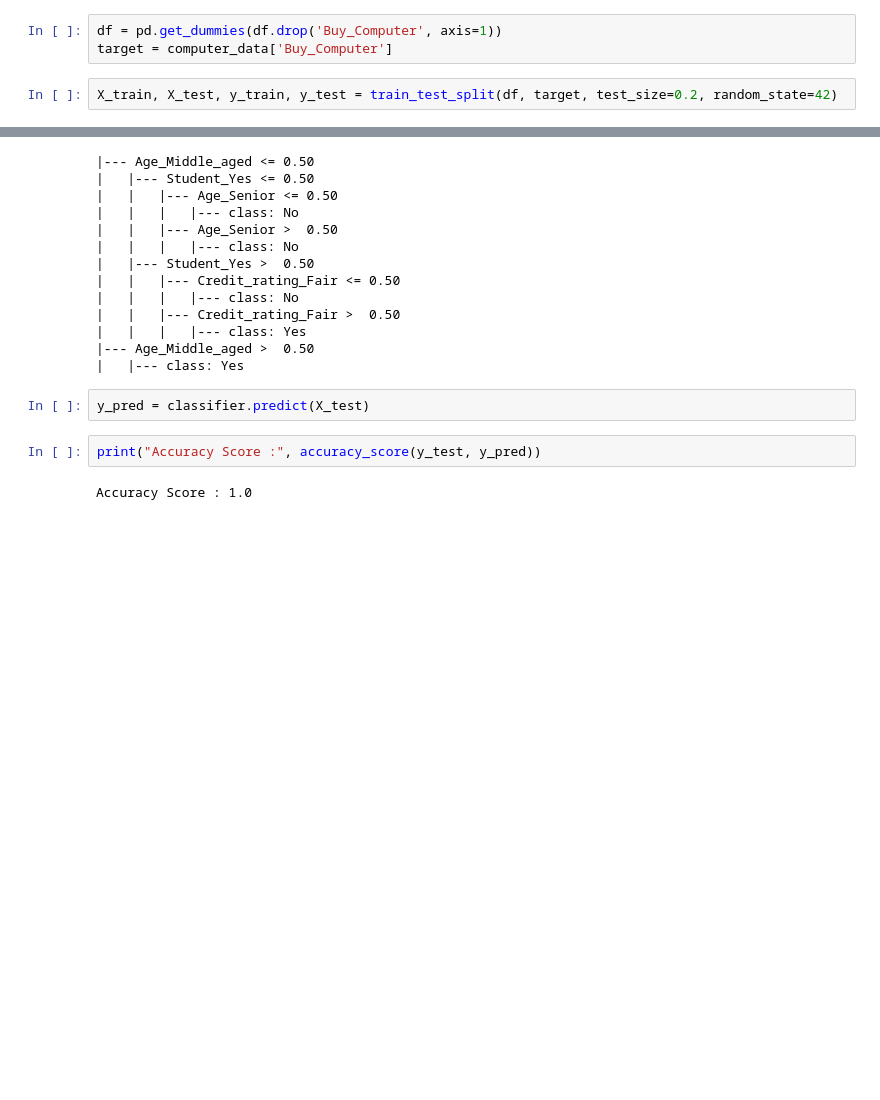
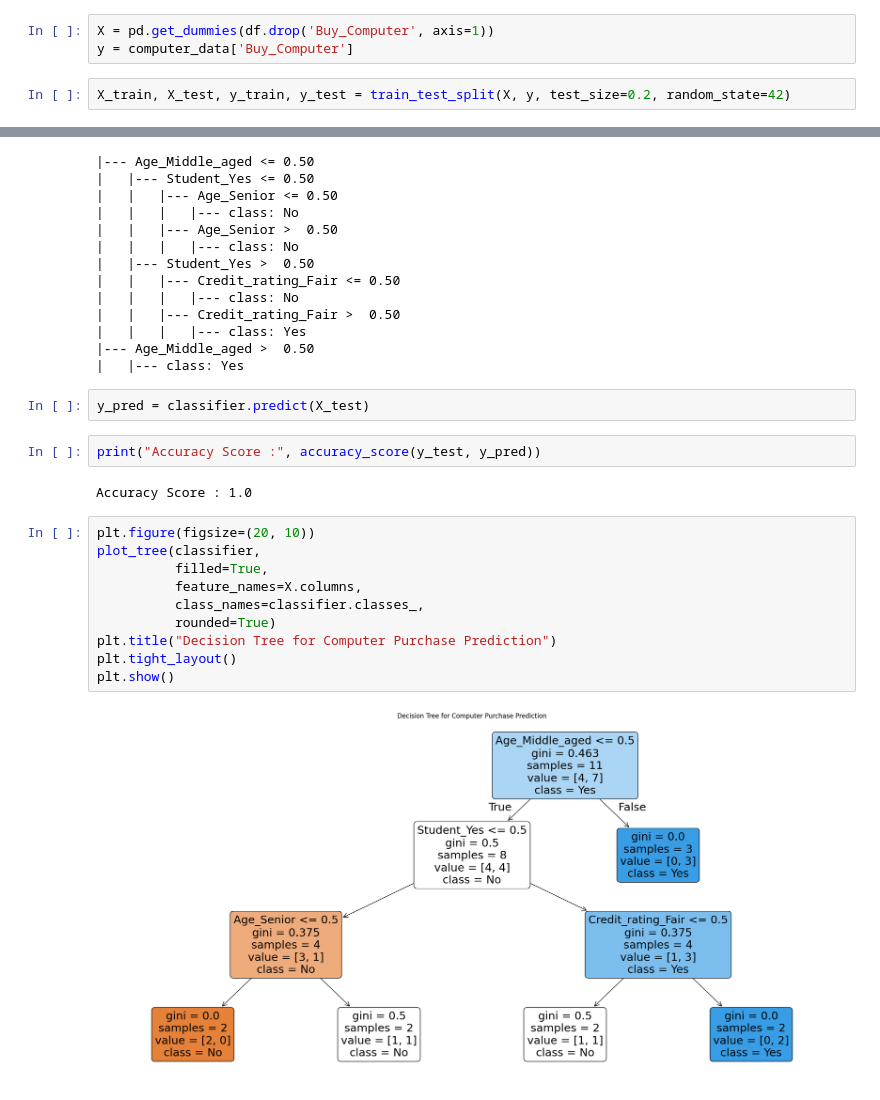
Before and after one commit to meghmodi2810/Machine-Learning-Projects, a Jupyter notebook: DecisionTreeClassifierScikitLearn.ipynb, the cells around one changed output, grey strips where cells are left out. Drawn from its saved outputs; the diff is of its cells as text; blank space fills up the shorter version.

```diff
--- a/DecisionTreeClassifierScikitLearn.ipynb
+++ b/DecisionTreeClassifierScikitLearn.ipynb
@@ -9,10 +11,10 @@ from sklearn.metrics import accuracy_score
 # %%
 df = pd.read_csv("sample_data/computer_purchase.csv")
 # %%
-df = pd.get_dummies(df.drop('Buy_Computer', axis=1))
-target = computer_data['Buy_Computer']
+X = pd.get_dummies(df.drop('Buy_Computer', axis=1))
+y = computer_data['Buy_Computer']
 # %%
-X_train, X_test, y_train, y_test = train_test_split(df, target, test_size=0.2, random_state=42)
+X_train, X_test, y_train, y_test = train_test_split(X, y, test_size=0.2, random_state=42)
 # %%
 classifier = DecisionTreeClassifier(max_depth = 3, criterion = "gini", random_state = 42)
 classifier.fit(X_train, y_train)
@@ -41,3 +43,15 @@ y_pred = classifier.predict(X_test)
 print("Accuracy Score :", accuracy_score(y_test, y_pred))
 # %% [output]
 Accuracy Score : 1.0
+# %%
+plt.figure(figsize=(20, 10))
+plot_tree(classifier,
+          filled=True,
+          feature_names=X.columns,
+          class_names=classifier.classes_,
+          rounded=True)
+plt.title("Decision Tree for Computer Purchase Prediction")
+plt.tight_layout()
+plt.show()
+# %% [output]
+[figure, added]
```
Also changed, not shown: parts of 2 cells of this notebook.
